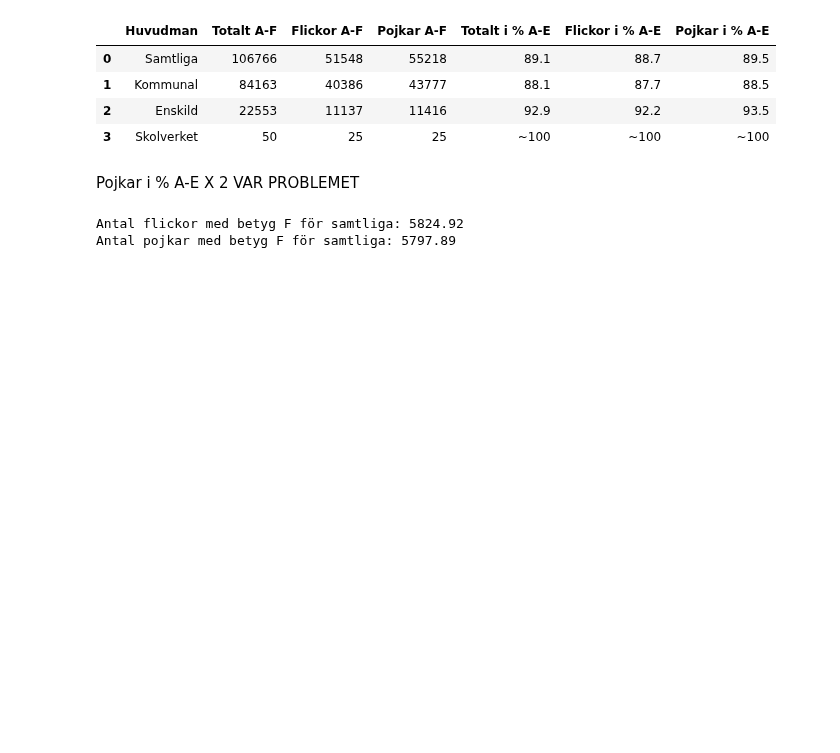
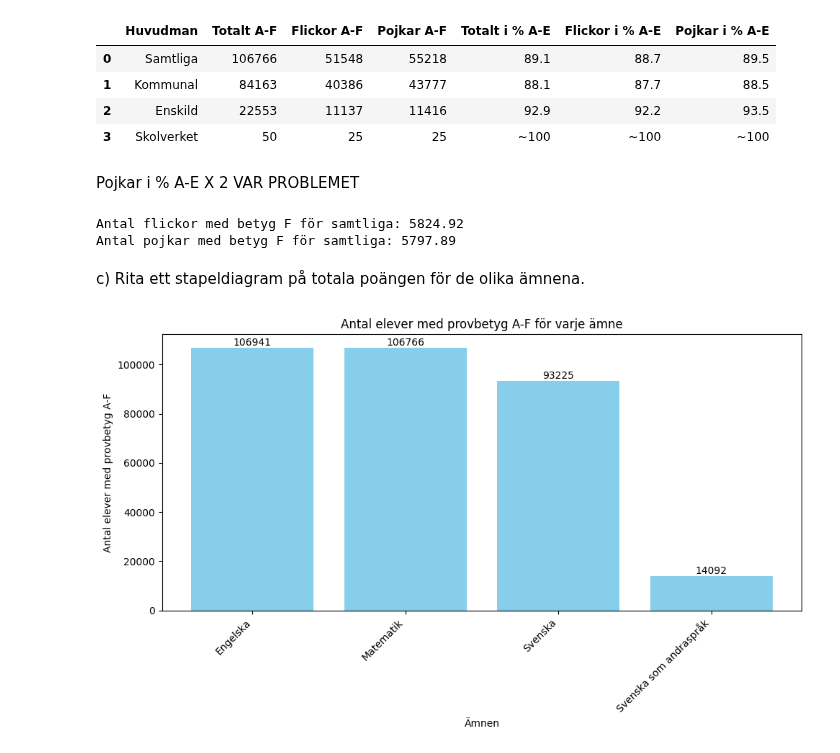
Before and after one commit to Markofbear/Python-Bjorn-Lagerblad-OPA23, a Jupyter notebook: Labb2/Labb2.ipynb, the cells around one changed output. Cells and saved outputs as stored; diff of their text form; code cells hidden in the pictures; blank space fills up the shorter version.

Commit message:
Update stapeldiagram

```diff
--- a/Labb2/Labb2.ipynb
+++ b/Labb2/Labb2.ipynb
@@ -56,3 +56,42 @@ print("Antal pojkar med betyg F för samtliga:", boys_f)
 # %% [output]
 Antal flickor med betyg F för samtliga: 5824.92
 Antal pojkar med betyg F för samtliga: 5797.89
+# %% [markdown]
+  c) Rita ett stapeldiagram på totala poängen för de olika ämnena.
+# %%
+import numpy as np
+import pandas as pd
+import matplotlib.pyplot as plt
+
+# Läs in data från varje sheet
+df_engelska = pd.read_excel("riket2023_åk9_np.xlsx", sheet_name="Engelska", skiprows=7)
+df_matematik = pd.read_excel("riket2023_åk9_np.xlsx", sheet_name="Matematik", skiprows=7)
+df_svenska = pd.read_excel("riket2023_åk9_np.xlsx", sheet_name="Svenska", skiprows=7)
+df_svenska2 = pd.read_excel("riket2023_åk9_np.xlsx", sheet_name="Svenska som andraspråk", skiprows=7)
+
+# Extrahera "Totalt" från varje sheet
+total_engelska = df_engelska.iloc[1, 2]  # Rad 1, kolumn 2
+total_matematik = df_matematik.iloc[1, 2]
+total_svenska = df_svenska.iloc[1, 2]
+total_svenska2 = df_svenska2.iloc[1, 2]
+
+# Skapa ett stapeldiagram för "Totalt" från varje sheet
+labels = ['Engelska', 'Matematik', 'Svenska', 'Svenska som andraspråk']
+totals = [total_engelska, total_matematik, total_svenska, total_svenska2]
+
+plt.figure(figsize=(10, 6))
+bars = plt.bar(labels, totals, color='skyblue')
+plt.title('Antal elever med provbetyg A-F för varje ämne')
+plt.xlabel('Ämnen')
+plt.ylabel('Antal elever med provbetyg A-F')
+plt.xticks(rotation=45, ha='right')
+plt.tight_layout()
+
+# Lägg till textetiketter för varje stapel
+for bar in bars:
+    height = bar.get_height()
+    plt.text(bar.get_x() + bar.get_width() / 2, height, f'{height}', ha='center', va='bottom')
+
+plt.show()
+# %% [output]
+[figure, added]
```
